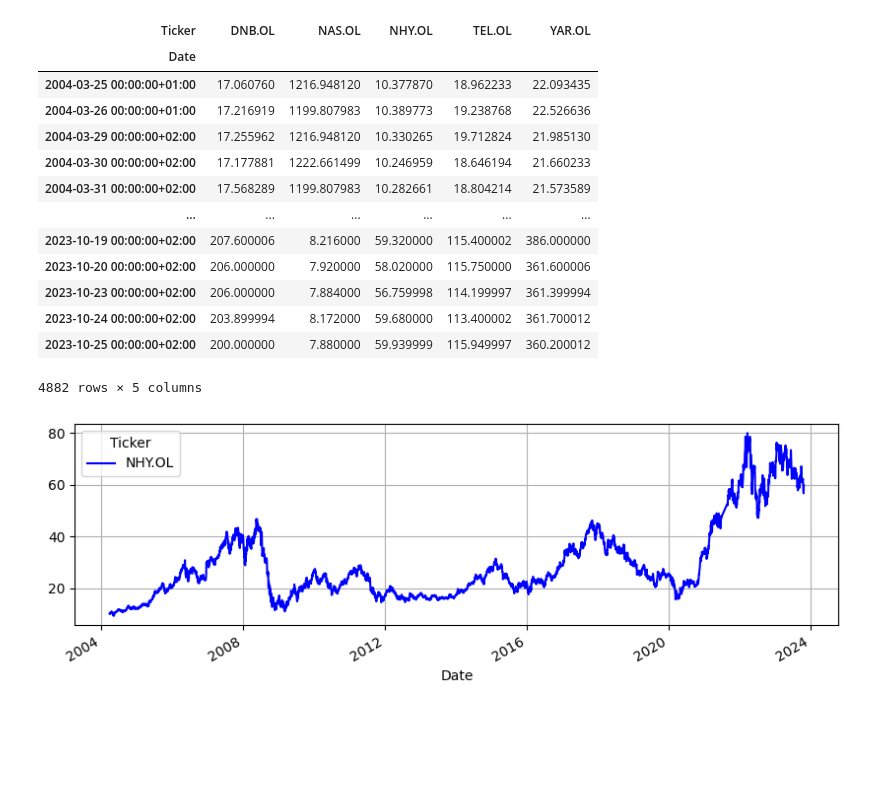
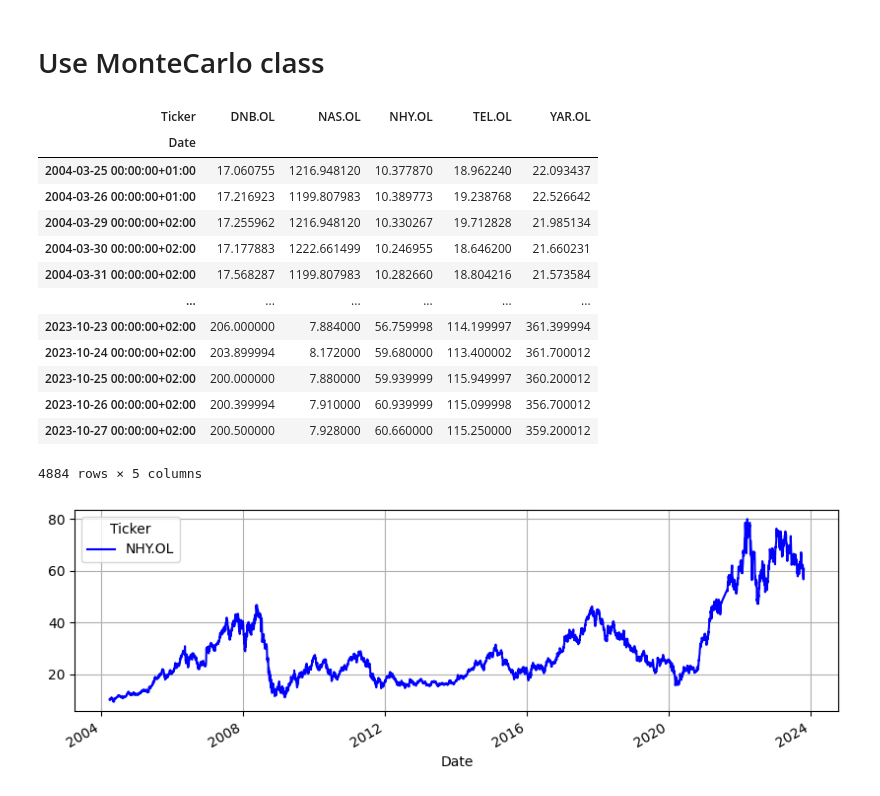
Before and after one commit to magnushelliesen/monte-carlo-simulator, a Jupyter notebook: monte-carlo-simulator.ipynb, the cells around one changed output. Cells and saved outputs as stored; diff of their text form; code cells hidden in the pictures; blank space fills up the shorter version.

```diff
--- a/monte-carlo-simulator.ipynb
+++ b/monte-carlo-simulator.ipynb
@@ -43,35 +85,37 @@ class MonteCarlo():
+# %% [markdown]
+# Use MonteCarlo class
 # %%
 # Function that fetches data
 def fetch_data(tickers: tuple):
     data = {}
     for ticker in tickers:
         data[ticker] = yf.Ticker(ticker).history(period='max')
 
     # Returning transformed data
     return (
         pd.concat(data)[['Close']]
         .reset_index()
         .rename(columns={'level_0': 'Ticker'})
         .pivot(index='Date', columns='Ticker', values='Close')
     )
 
-tickers = ('NHY.OL', 'DNB.OL', 'YAR.OL', 'NAS.OL', 'TEL.OL')
-df = fetch_data(tickers).dropna()
-df
+tickers = ('NHY.OL', 'DNB.OL', 'YAR.OL', 'NAS.OL', 'TEL.OL', 'FRO.OL')
+df_orthongonal_disturbances = fetch_data(tickers).dropna()
+df_orthongonal_disturbances
 # %% [output]
 | Ticker | DNB.OL | NAS.OL | NHY.OL | TEL.OL | YAR.OL |
 | Date |  |  |  |  |  |
-| 2004-03-25 00:00:00+01:00 | 17.060760 | 1216.948120 | 10.377870 | 18.962233 | 22.093435 |
-| 2004-03-26 00:00:00+01:00 | 17.216919 | 1199.807983 | 10.389773 | 19.238768 | 22.526636 |
-| 2004-03-29 00:00:00+02:00 | 17.255962 | 1216.948120 | 10.330265 | 19.712824 | 21.985130 |
-| 2004-03-30 00:00:00+02:00 | 17.177881 | 1222.661499 | 10.246959 | 18.646194 | 21.660233 |
-| 2004-03-31 00:00:00+02:00 | 17.568289 | 1199.807983 | 10.282661 | 18.804214 | 21.573589 |
+| 2004-03-25 00:00:00+01:00 | 17.060755 | 1216.948120 | 10.377870 | 18.962240 | 22.093437 |
+| 2004-03-26 00:00:00+01:00 | 17.216923 | 1199.807983 | 10.389773 | 19.238768 | 22.526642 |
+| 2004-03-29 00:00:00+02:00 | 17.255962 | 1216.948120 | 10.330267 | 19.712828 | 21.985134 |
+| 2004-03-30 00:00:00+02:00 | 17.177883 | 1222.661499 | 10.246955 | 18.646200 | 21.660231 |
+| 2004-03-31 00:00:00+02:00 | 17.568287 | 1199.807983 | 10.282660 | 18.804216 | 21.573584 |
 | ... | ... | ... | ... | ... | ... |
-| 2023-10-19 00:00:00+02:00 | 207.600006 | 8.216000 | 59.320000 | 115.400002 | 386.000000 |
-| 2023-10-20 00:00:00+02:00 | 206.000000 | 7.920000 | 58.020000 | 115.750000 | 361.600006 |
 | 2023-10-23 00:00:00+02:00 | 206.000000 | 7.884000 | 56.759998 | 114.199997 | 361.399994 |
 | 2023-10-24 00:00:00+02:00 | 203.899994 | 8.172000 | 59.680000 | 113.400002 | 361.700012 |
 | 2023-10-25 00:00:00+02:00 | 200.000000 | 7.880000 | 59.939999 | 115.949997 | 360.200012 |
+| 2023-10-26 00:00:00+02:00 | 200.399994 | 7.910000 | 60.939999 | 115.099998 | 356.700012 |
+| 2023-10-27 00:00:00+02:00 | 200.500000 | 7.928000 | 60.660000 | 115.250000 | 359.200012 |
-4882 rows × 5 columns
+4884 rows × 5 columns
 # %%
 for ticker in tickers:
```
Also changed, not shown: parts of 14 cells of this notebook.
